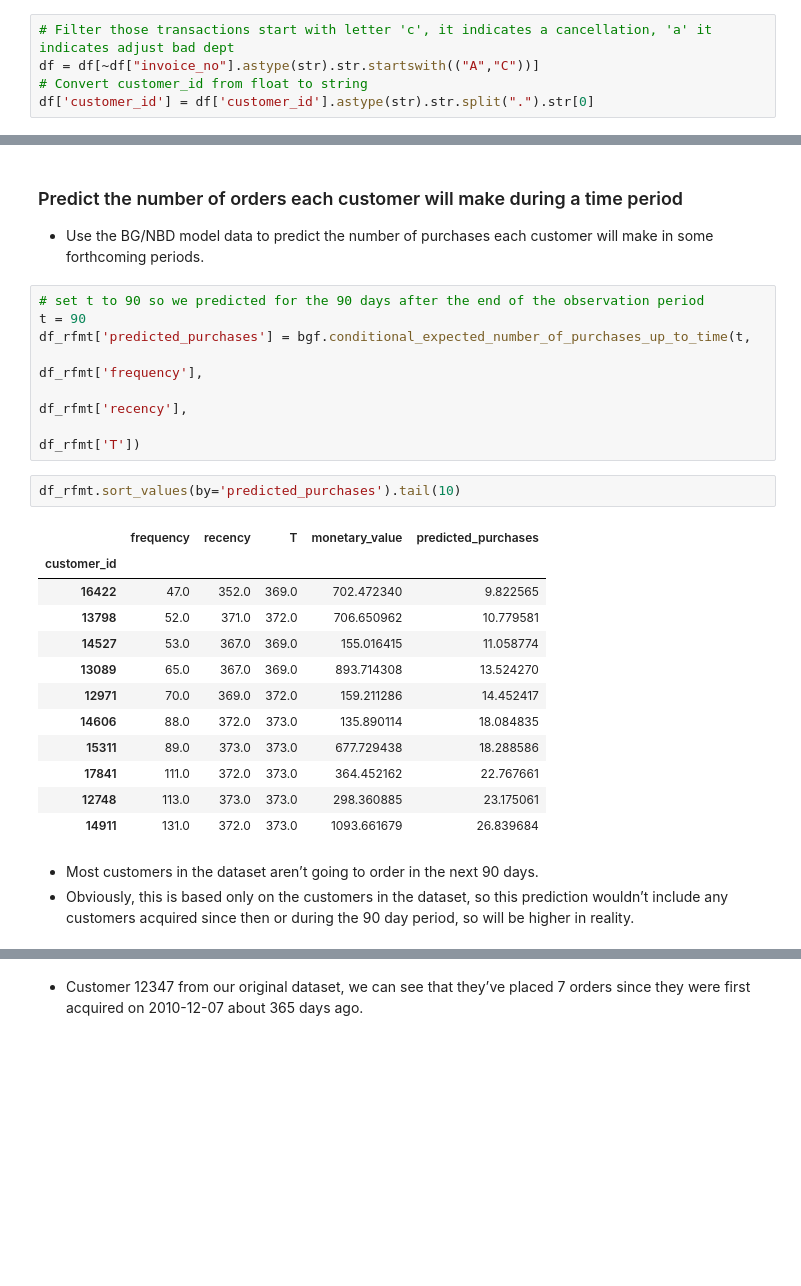
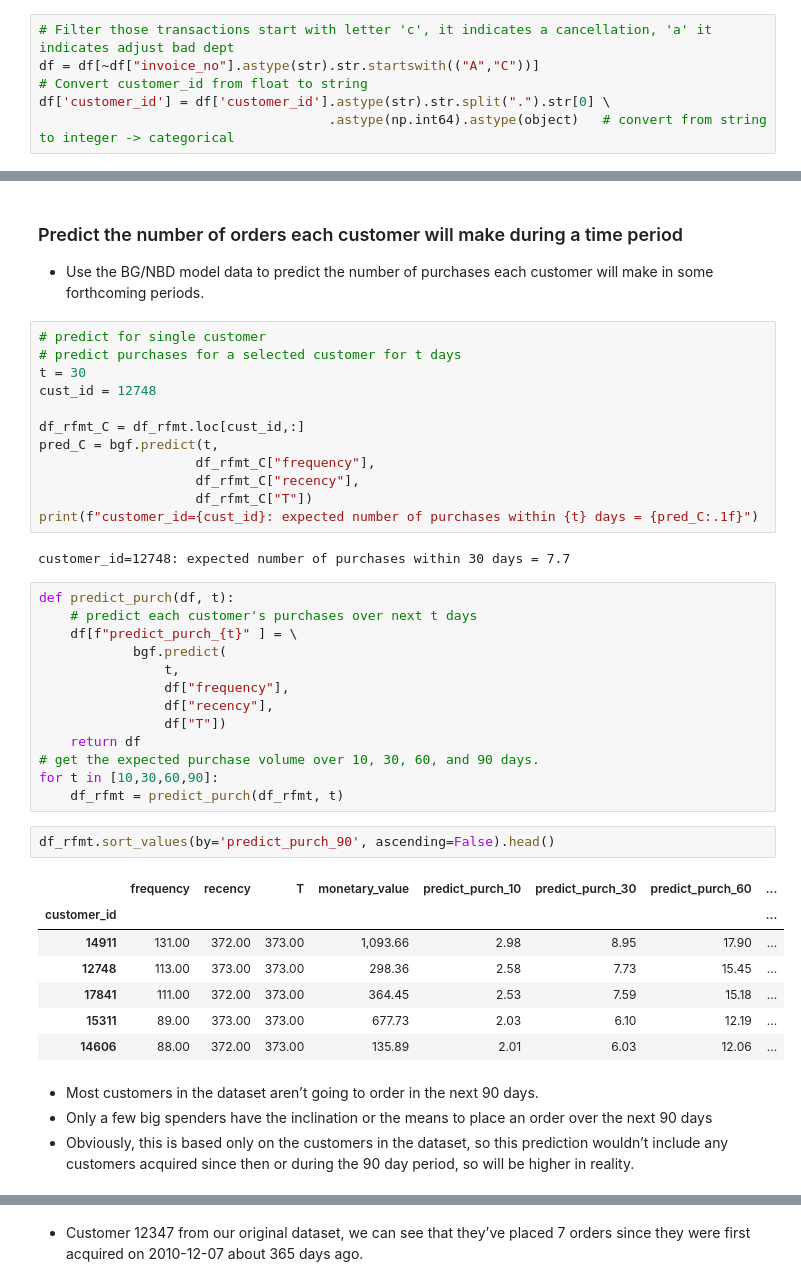
Before and after one commit to CodexploreRepo/machine-learning-101, a Jupyter notebook: notebooks/project/clv/customer_lifetime_value.ipynb, the cells around one changed output, grey strips where cells are left out. Cells and saved outputs as stored; diff of their text form; blank space fills up the shorter version.

```diff
--- a/notebooks/project/clv/customer_lifetime_value.ipynb
+++ b/notebooks/project/clv/customer_lifetime_value.ipynb
@@ -74,7 +80,8 @@ df = df[~df['customer_id'].isna()]
 # Filter those transactions start with letter 'c', it indicates a cancellation, 'a' it indicates adjust bad dept
 df = df[~df["invoice_no"].astype(str).str.startswith(("A","C"))]
 # Convert customer_id from float to string
-df['customer_id'] = df['customer_id'].astype(str).str.split(".").str[0]
+df['customer_id'] = df['customer_id'].astype(str).str.split(".").str[0] \
+                                     .astype(np.int64).astype(object)   # convert from string to integer -> categorical
 # %%
 df["invoice_date"] = df['invoice_date'].dt.date # normalize to date only
 # %%
@@ -343,28 +396,44 @@ bgf.summary
 # %% [markdown]
 ### Predict the number of orders each customer will make during a time period
 - Use the BG/NBD model data to predict the number of purchases each customer will make in some forthcoming periods.
-# %%
-# set t to 90 so we predicted for the 90 days after the end of the observation period
-t = 90
-df_rfmt['predicted_purchases'] = bgf.conditional_expected_number_of_purchases_up_to_time(t,
-                                                                                      df_rfmt['frequency'],
-                                                                                      df_rfmt['recency'],
-                                                                                      df_rfmt['T'])
+# %%
+# predict for single customer
+# predict purchases for a selected customer for t days
+t = 30
+cust_id = 12748
+
+df_rfmt_C = df_rfmt.loc[cust_id,:]
+pred_C = bgf.predict(t,
+                    df_rfmt_C["frequency"],
+                    df_rfmt_C["recency"],
+                    df_rfmt_C["T"])
+print(f"customer_id={cust_id}: expected number of purchases within {t} days = {pred_C:.1f}")
+# %% [output]
+customer_id=12748: expected number of purchases within 30 days = 7.7
+# %%
+def predict_purch(df, t):
+    # predict each customer's purchases over next t days
+    df[f"predict_purch_{t}" ] = \
+            bgf.predict(
+                t,
+                df["frequency"],
+                df["recency"],
+                df["T"])
+    return df
+# get the expected purchase volume over 10, 30, 60, and 90 days.
+for t in [10,30,60,90]:
+    df_rfmt = predict_purch(df_rfmt, t)
 # %%
-df_rfmt.sort_values(by='predicted_purchases').tail(10)
+df_rfmt.sort_values(by='predict_purch_90', ascending=False).head()
 # %% [output]
-|  | frequency | recency | T | monetary_value | predicted_purchases |
-| customer_id |  |  |  |  |  |
-| 16422 | 47.0 | 352.0 | 369.0 | 702.472340 | 9.822565 |
-| 13798 | 52.0 | 371.0 | 372.0 | 706.650962 | 10.779581 |
-| 14527 | 53.0 | 367.0 | 369.0 | 155.016415 | 11.058774 |
-| 13089 | 65.0 | 367.0 | 369.0 | 893.714308 | 13.524270 |
-| 12971 | 70.0 | 369.0 | 372.0 | 159.211286 | 14.452417 |
-| 14606 | 88.0 | 372.0 | 373.0 | 135.890114 | 18.084835 |
-| 15311 | 89.0 | 373.0 | 373.0 | 677.729438 | 18.288586 |
-| 17841 | 111.0 | 372.0 | 373.0 | 364.452162 | 22.767661 |
-| 12748 | 113.0 | 373.0 | 373.0 | 298.360885 | 23.175061 |
-| 14911 | 131.0 | 372.0 | 373.0 | 1093.661679 | 26.839684 |
+|  | frequency | recency | T | monetary_value | predict_purch_10 | predict_purch_30 | predict_purch_60 | ... |
+| customer_id |  |  |  |  |  |  |  | ... |
+| 14911 | 131.00 | 372.00 | 373.00 | 1,093.66 | 2.98 | 8.95 | 17.90 | ... |
+| 12748 | 113.00 | 373.00 | 373.00 | 298.36 | 2.58 | 7.73 | 15.45 | ... |
+| 17841 | 111.00 | 372.00 | 373.00 | 364.45 | 2.53 | 7.59 | 15.18 | ... |
+| 15311 | 89.00 | 373.00 | 373.00 | 677.73 | 2.03 | 6.10 | 12.19 | ... |
+| 14606 | 88.00 | 372.00 | 373.00 | 135.89 | 2.01 | 6.03 | 12.06 | ... |
 # %% [markdown]
 - Most customers in the dataset aren’t going to order in the next 90 days.
+- Only a few big spenders have the inclination or the means to place an order over the next 90 days
 - Obviously, this is based only on the customers in the dataset, so this prediction wouldn’t include any customers acquired since then or during the 90 day period, so will be higher in reality.
```
Also changed, not shown: parts of 69 cells of this notebook, 7 other files.
